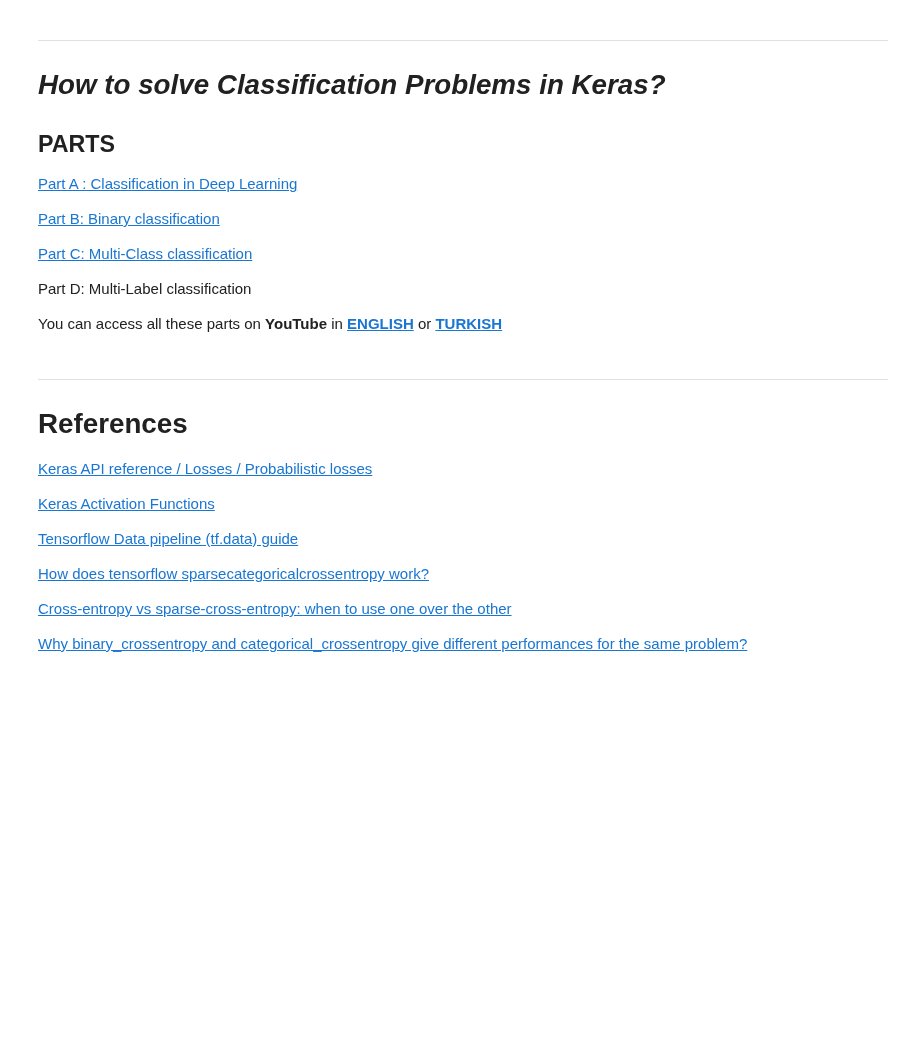
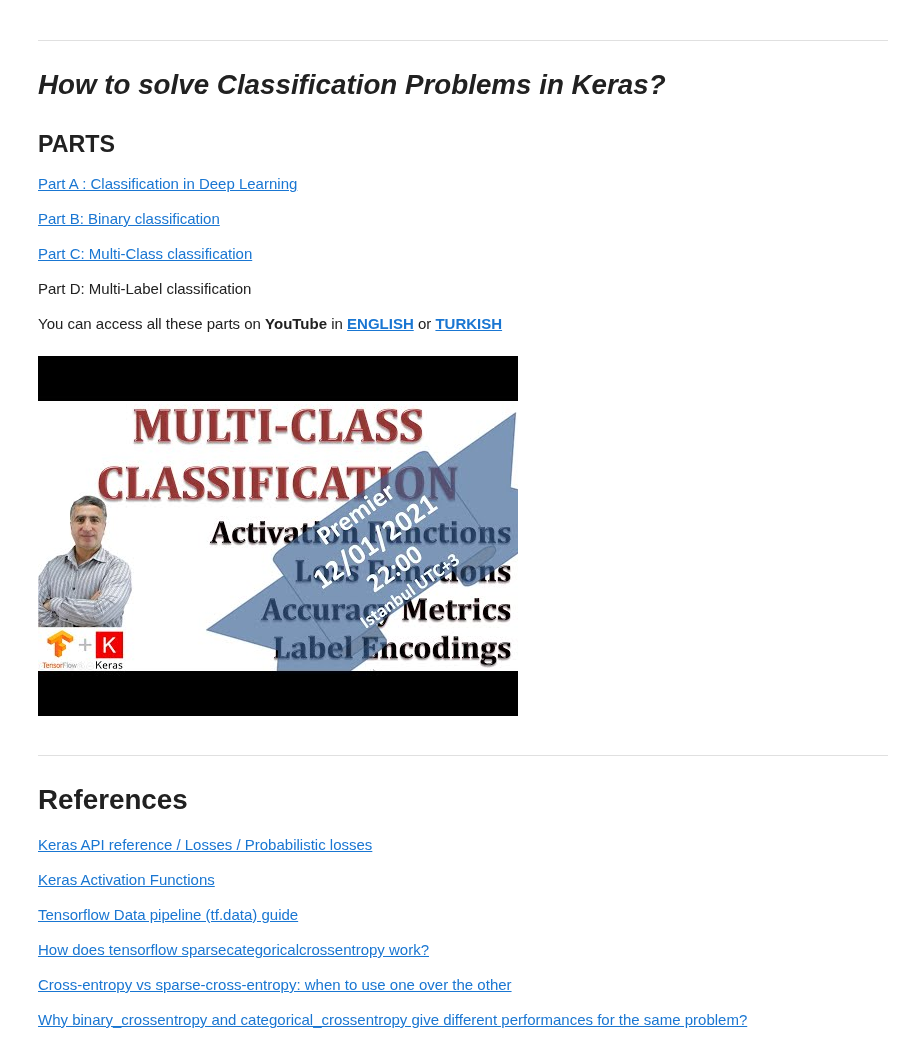
Before and after one commit to kmkarakaya/Deep-Learning-Tutorials, a Jupyter notebook: How_to_solve_Multi_Class_Classification_Problems_in_Deep_Learning_with_Tensorflow_&_Keras.ipynb, the cells around one changed output. Saved outputs shown, nothing was run; the diff lists cells and outputs as text; code cells hidden in the pictures; blank space fills up the shorter version.

```diff
--- a/How_to_solve_Multi_Class_Classification_Problems_in_Deep_Learning_with_Tensorflow_&_Keras.ipynb
+++ b/How_to_solve_Multi_Class_Classification_Problems_in_Deep_Learning_with_Tensorflow_&_Keras.ipynb
@@ -63,7 +63,9 @@ Part D: Multi-Label classification
 You can access all these parts on **YouTube** in [**ENGLISH**](https://youtube.com/playlist?list=PLQflnv_s49v-RGv6jb_sFOb_of9VOEpKG) or [**TURKISH**](https://youtube.com/playlist?list=PLQflnv_s49v8xVM2mUaUfllqeUsMtfW83)
 # %%
 from IPython.lib.display import YouTubeVideo
-#YouTubeVideo('cKCt7RHfuyA')
+YouTubeVideo('t8T43ayNPTQ')
+# %% [output]
+[figure, added]
 # %% [markdown]
 ---
 # References
```
